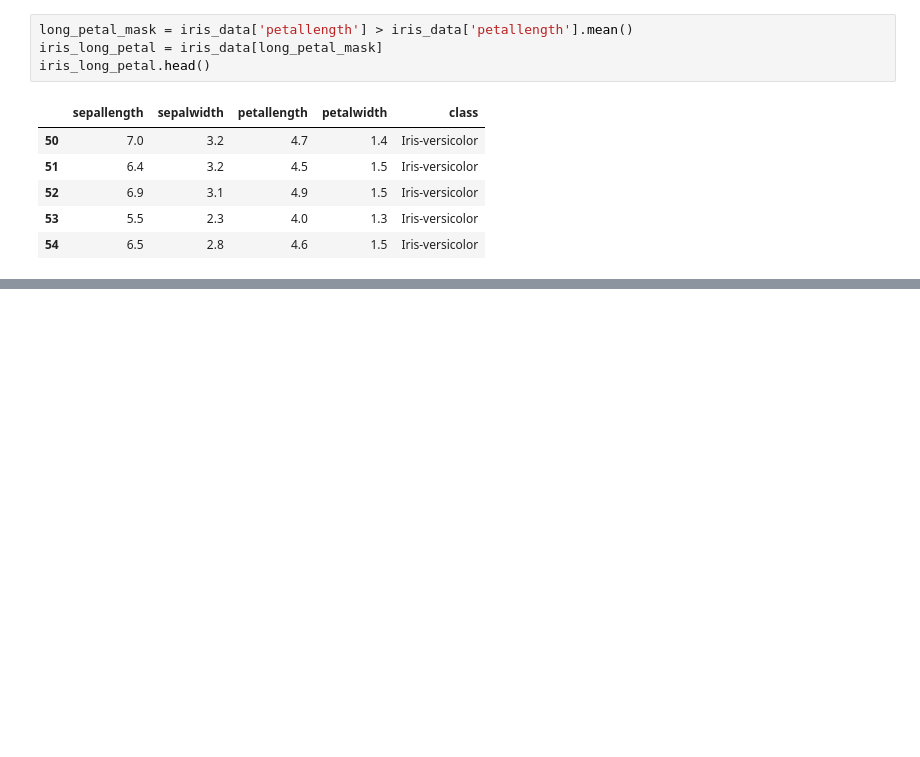
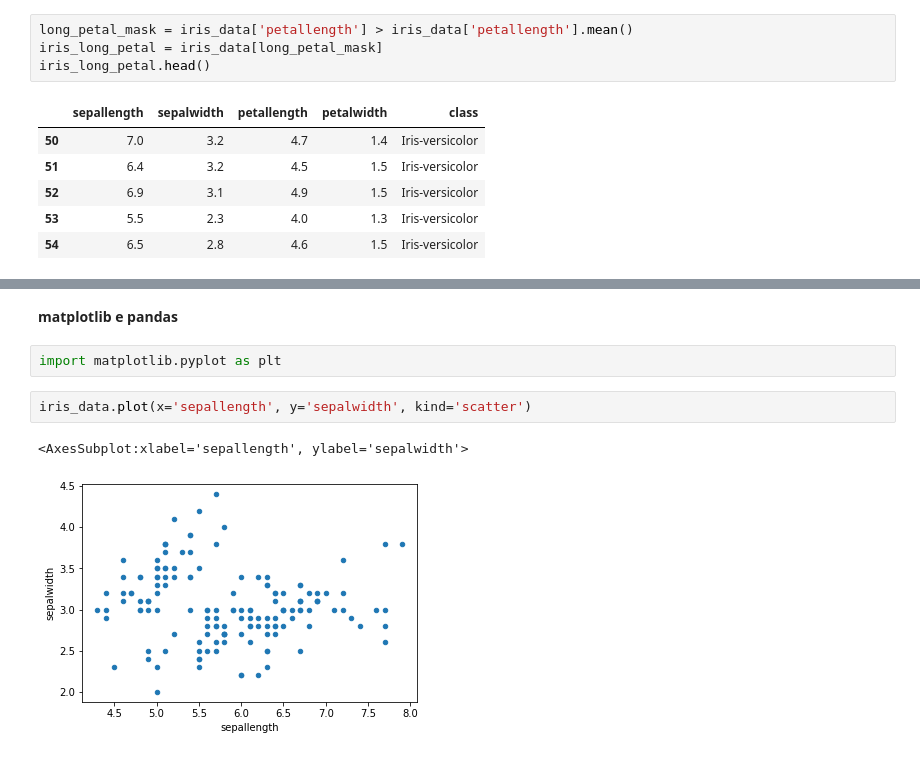
Before and after one commit to nmastrapasqua/corso_machine_learning, a Jupyter notebook: pandas.ipynb, the cells around one changed output, grey strips where cells are left out. Cells and saved outputs as stored; diff of their text form; blank space fills up the shorter version.

Commit message:
Fine lezione su pandas

```diff
--- a/pandas.ipynb
+++ b/pandas.ipynb
@@ -264,0 +367,9 @@ iris_long_petal.head()
+# %% [markdown]
+**matplotlib e pandas**
+# %%
+import matplotlib.pyplot as plt
+# %%
+iris_data.plot(x='sepallength', y='sepalwidth', kind='scatter')
+# %% [output]
+<AxesSubplot:xlabel='sepallength', ylabel='sepalwidth'>
+[figure, added]
```
Also changed, not shown: parts of 12 cells of this notebook.
